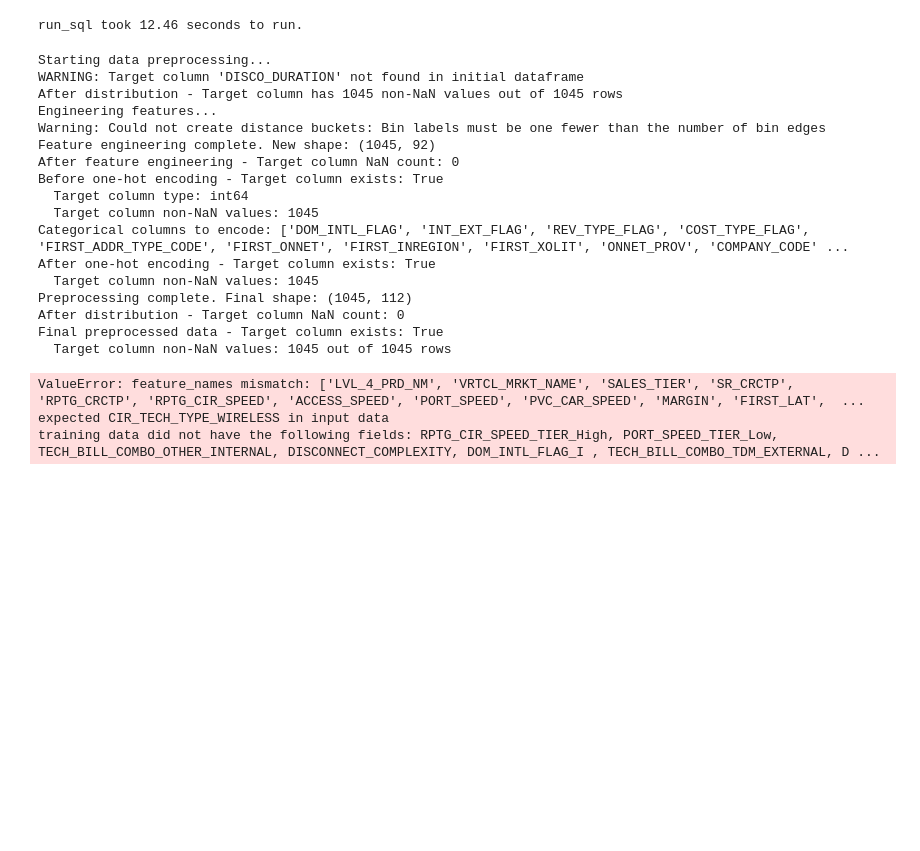
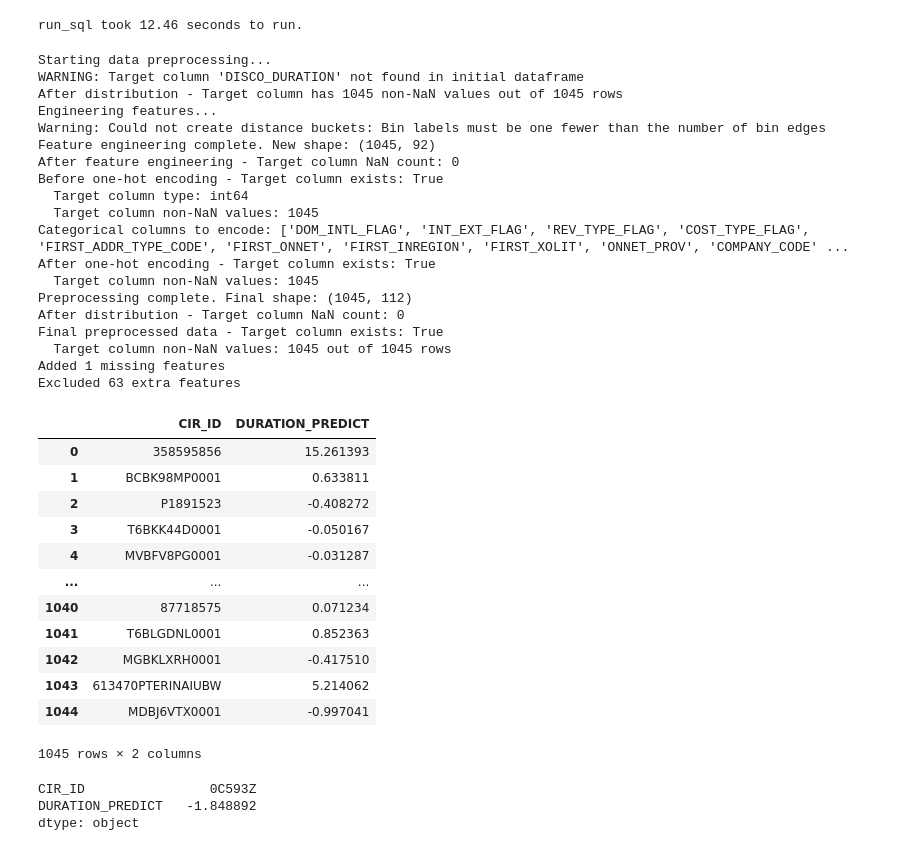
Before and after one commit to vzb-business-transformation/model_enhancement, a Jupyter notebook: load_model_test.ipynb, the cells around one changed output. Saved outputs shown, nothing was run; the diff lists cells and outputs as text; code cells hidden in the pictures; blank space fills up the shorter version.

```diff
--- a/load_model_test.ipynb
+++ b/load_model_test.ipynb
@@ -189,6 +227,9 @@ frn_data['DISCO_DURATION'] = 0
 processed_data = preprocessor.preprocess_data(frn_data, is_training = False)
 if 'DISCO_DURATION' in processed_data.columns:
     processed_data = processed_data.drop(columns=['DISCO_DURATION'])
+
+# Align the features with what the model expects
+aligned_data = align_features_with_model(processed_data, xgb_loaded_model)
 # %% [output]
 Starting data preprocessing...
 WARNING: Target column 'DISCO_DURATION' not found in initial dataframe
@@ -207,12 +248,35 @@ Preprocessing complete. Final shape: (1045, 112)
 After distribution - Target column NaN count: 0
 Final preprocessed data - Target column exists: True
   Target column non-NaN values: 1045 out of 1045 rows
+Added 1 missing features
+Excluded 63 extra features
 # %%
-predictions = xgb_loaded_model.predict(precessed_data)
+predictions = xgb_loaded_model.predict(aligned_data)
-# %% [output]
-ValueError: feature_names mismatch: ['LVL_4_PRD_NM', 'VRTCL_MRKT_NAME', 'SALES_TIER', 'SR_CRCTP', 'RPTG_CRCTP', 'RPTG_CIR_SPEED', 'ACCESS_SPEED', 'PORT_SPEED', 'PVC_CAR_SPEED', 'MARGIN', 'FIRST_LAT',  ...
-expected CIR_TECH_TYPE_WIRELESS in input data
-training data did not have the following fields: RPTG_CIR_SPEED_TIER_High, PORT_SPEED_TIER_Low, TECH_BILL_COMBO_OTHER_INTERNAL, DISCONNECT_COMPLEXITY, DOM_INTL_FLAG_I , TECH_BILL_COMBO_TDM_EXTERNAL, D ...
+# %%
+prediction_df = pd.concat([frn_data['CIR_ID'],pd.DataFrame(predictions)], axis = 1,ignore_index = True)
+prediction_df.columns = ['CIR_ID','DURATION_PREDICT']
+# %%
+prediction_df
+# %% [output]
+|  | CIR_ID | DURATION_PREDICT |
+| 0 | 358595856 | 15.261393 |
+| 1 | BCBK98MP0001 | 0.633811 |
+| 2 | P1891523 | -0.408272 |
+| 3 | T6BKK44D0001 | -0.050167 |
+| 4 | MVBFV8PG0001 | -0.031287 |
+| ... | ... | ... |
+| 1040 | 87718575 | 0.071234 |
+| 1041 | T6BLGDNL0001 | 0.852363 |
+| 1042 | MGBKLXRH0001 | -0.417510 |
+| 1043 | 613470PTERINAIUBW | 5.214062 |
+| 1044 | MDBJ6VTX0001 | -0.997041 |
+1045 rows × 2 columns
+# %%
+prediction_df[prediction_df['DURATION_PREDICT'] < 0].min()
+# %% [output]
+CIR_ID                0C593Z
+DURATION_PREDICT   -1.848892
+dtype: object
 # %%
     def get_original_columns(self) -> List[str]:
         """Map encoded features back to original columns and get their importance"""
```
Also changed, not shown: parts of 1 cell of this notebook.
